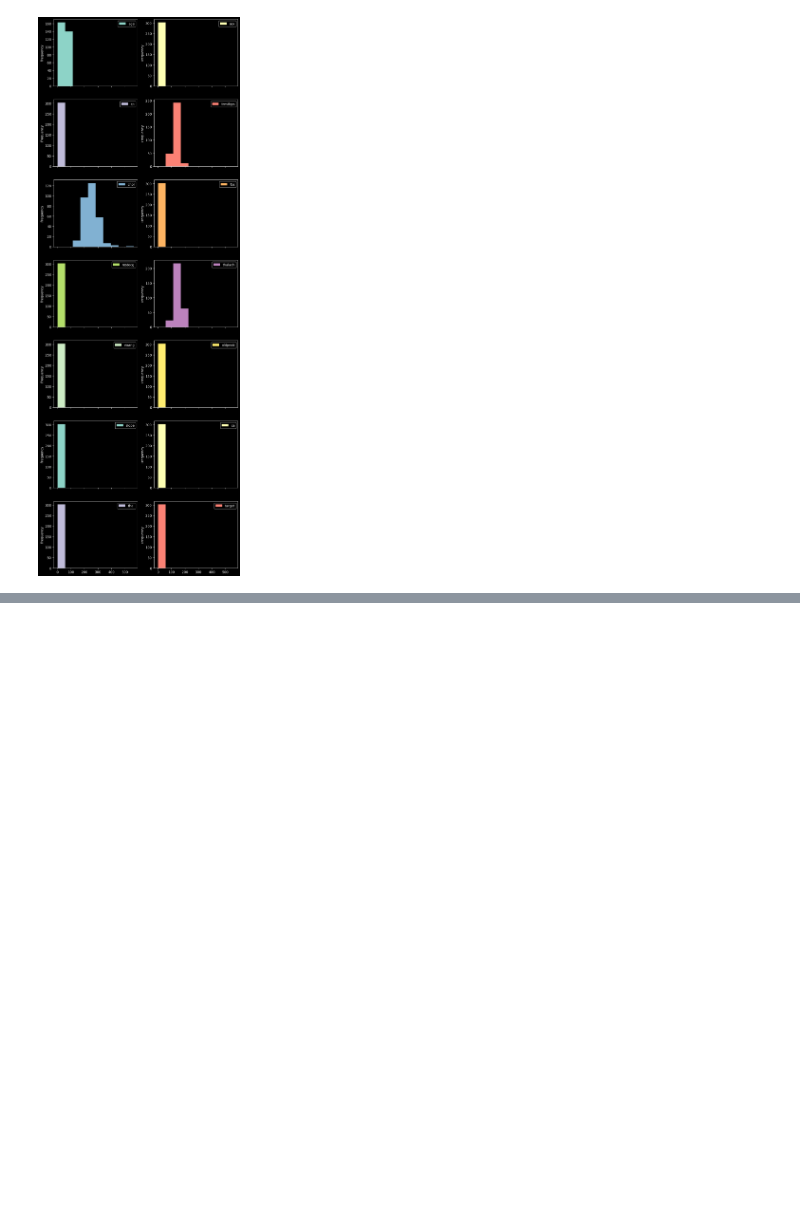
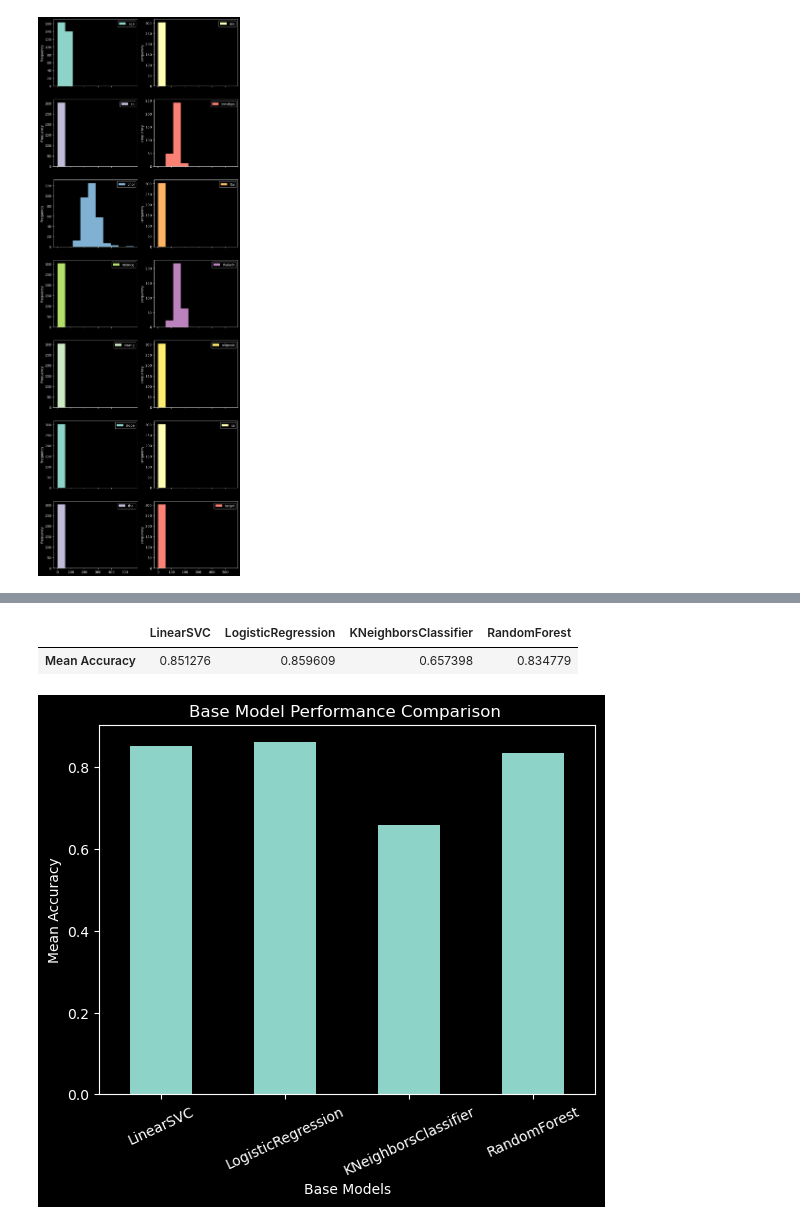
Before and after one commit to DarkDk123/Simple-Heart-disease-classification, a Jupyter notebook: Heart-disease-model.ipynb, the cells around one changed output, grey strips where cells are left out. Cells and saved outputs as stored; diff of their text form; code cells hidden in the pictures; blank space fills up the shorter version.

Commit message:
Trained and compared Base models for classification!

```diff
--- a/Heart-disease-model.ipynb
+++ b/Heart-disease-model.ipynb
@@ -626,0 +798,25 @@ plt.show()
+# %%
+# Function to fit and score all models using `cross_val_score` i.e. k-fold-cross-validation.
+
+
+def fit_and_cross_val(models: dict, X_train_val_data, y_train_val_data) -> dict:
+    """
+    A function that fits & compares multiple model based on `cross validation` on training data.
+
+    ### parameters
+        `models: dict`: Dictionary of sklearn models in the form of {model_name: model, ...}
+        `X_train_val_data: List like Any`: Training data containing features to train on
+        `Y_train_val_data: List like Any`: Training data containing target/labels of this features.
+
+    @return
+    dict: A dictionary containing model names and their corresponding scores.
+    """
+    #
+    return {
+        model_name: cross_val_score(model, X_train_val_data, y_train_val_data).mean()
+        for model_name, model in models.items()
+    }
+
+
+model_scores = fit_and_cross_val(models, X_train, y_train)
+model_scores
@@ -626,0 +834,20 @@ plt.show()
+# %%
+# Let's see in a pandas DataFrame!
+pd.DataFrame(model_scores, index=["Mean Accuracy"])
+# %% [output]
+|  | LinearSVC | LogisticRegression | KNeighborsClassifier | RandomForest |
+| Mean Accuracy | 0.851276 | 0.859609 | 0.657398 | 0.834779 |
+# %%
+# Let's plot that now
+pd.DataFrame(model_scores, index=["Mean Accuracy"]).T.plot.bar(
+    xlabel="Base Models",
+    ylabel="Mean Accuracy",
+    title="Base Model Performance Comparison ",
+    legend=False
+)
+
+# Tweaking a little
+plt.xticks(rotation=25)
+plt.show()
+# %% [output]
+[figure, added]
```
Also changed, not shown: parts of 16 cells of this notebook, 1 other file.
